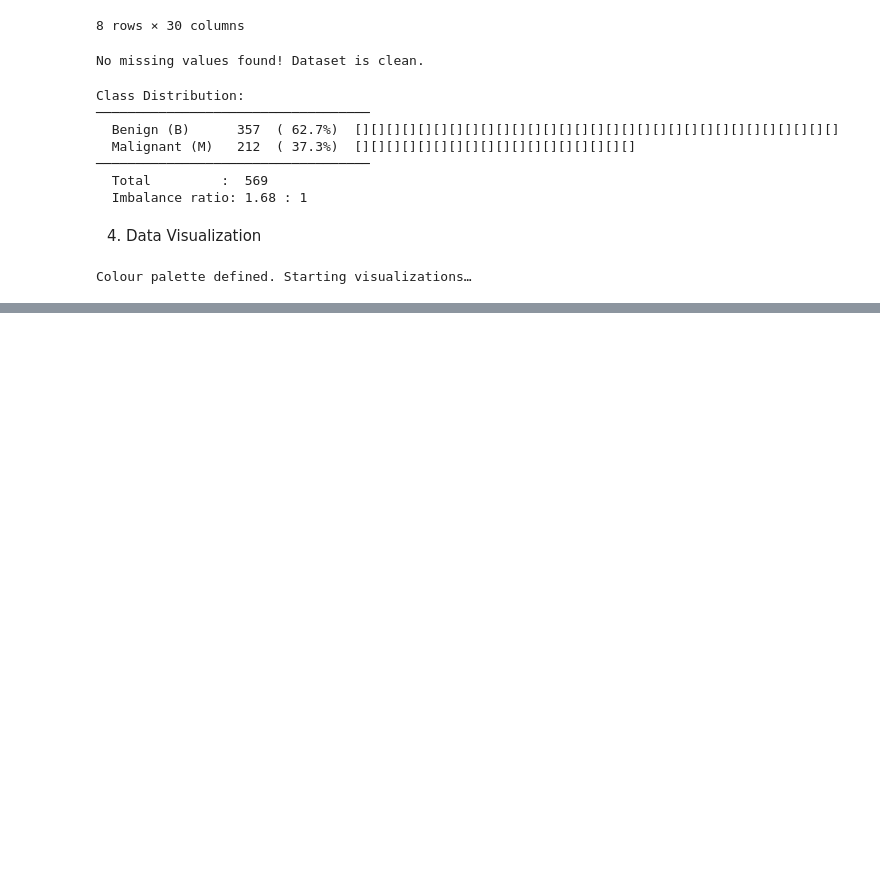
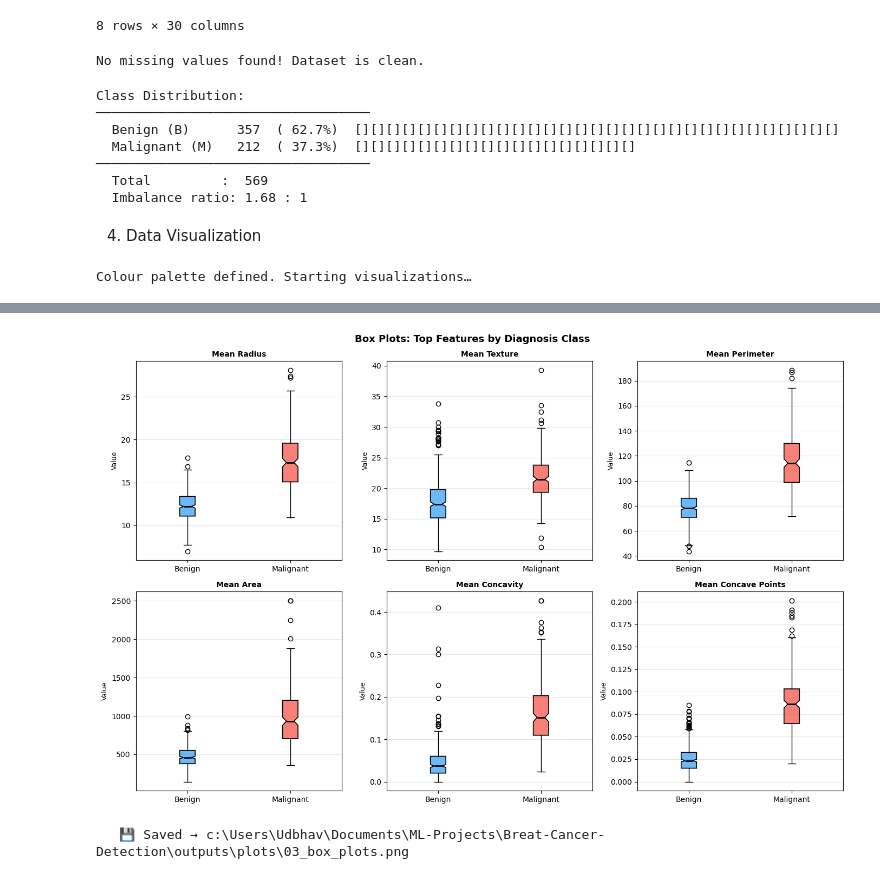
Before and after one commit to VjUdbhav/Breast-Cancer-Detection, a Jupyter notebook: Breast-Cancer-Detection.ipynb, the cells around one changed output, grey strips where cells are left out. Drawn from its saved outputs; the diff is of its cells as text; code cells hidden in the pictures; blank space fills up the shorter version.

```diff
--- a/Breast-Cancer-Detection.ipynb
+++ b/Breast-Cancer-Detection.ipynb
@@ -184,0 +246,30 @@ Colour palette defined. Starting visualizations…
+# %%
+# ── Plot 3: Box Plots by Diagnosis ────────────────────────────────────────────
+top_features = ['mean radius', 'mean texture', 'mean perimeter',
+                'mean area', 'mean concavity', 'mean concave points']
+
+fig, axes = plt.subplots(2, 3, figsize=(14, 9))
+fig.suptitle('Box Plots: Top Features by Diagnosis Class',
+             fontsize=13, fontweight='bold')
+
+for ax, feat in zip(axes.flat, top_features):
+    data_b = benign[feat].values
+    data_m = malignant[feat].values
+    bp = ax.boxplot([data_b, data_m],
+                    labels=['Benign', 'Malignant'],
+                    patch_artist=True,
+                    notch=True,
+                    boxprops=dict(linewidth=1.2),
+                    medianprops=dict(color='black', linewidth=2))
+    bp['boxes'][0].set_facecolor(COLORS['B'] + 'AA')
+    bp['boxes'][1].set_facecolor(COLORS['M'] + 'AA')
+    ax.set_title(feat.title(), fontsize=10, fontweight='bold')
+    ax.set_ylabel('Value', fontsize=9)
+    ax.grid(axis='y', alpha=0.3)
+
+plt.tight_layout()
+save_plot('03_box_plots.png')
+plt.show()
+# %% [output]
+[figure, added]
+   💾 Saved → c:\Users\Udbhav\Documents\ML-Projects\Breat-Cancer-Detection\outputs\plots\03_box_plots.png
```
Also changed, not shown: parts of 22 cells of this notebook, 13 other files.
